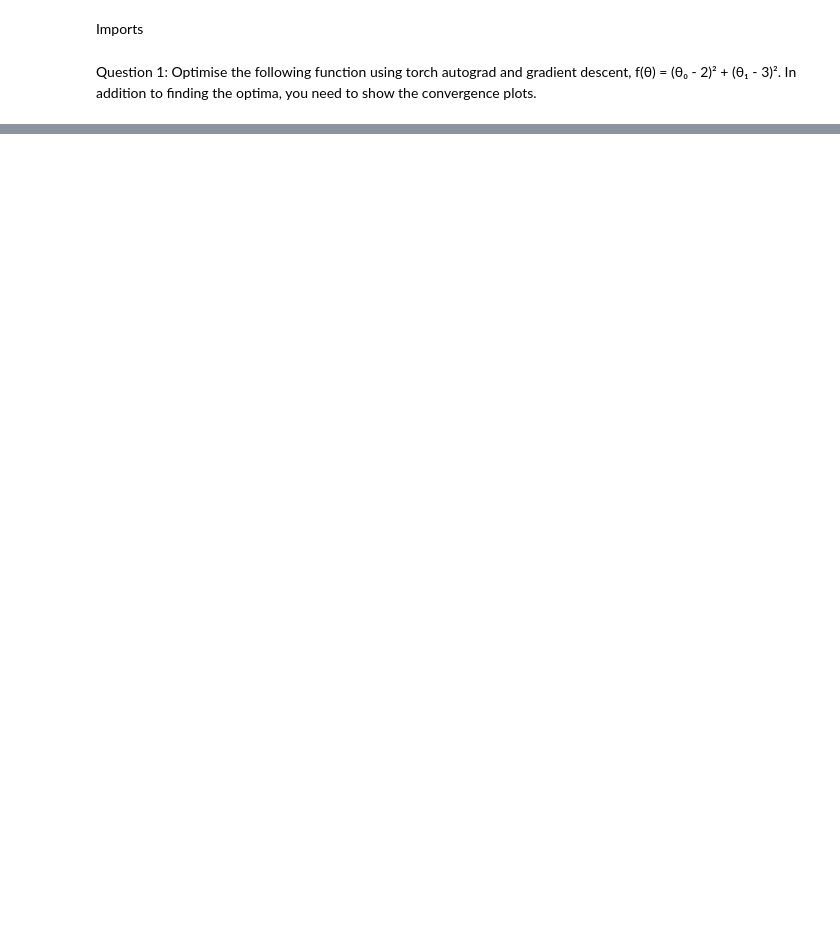
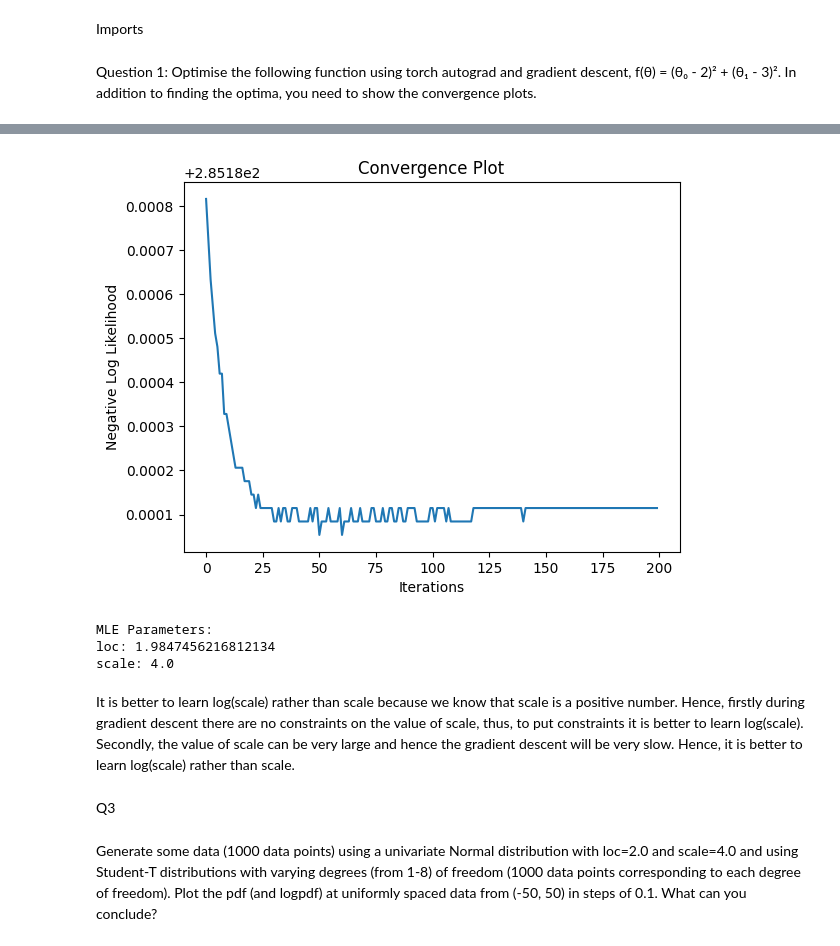
Before and after one commit to aditiagarwal-02/PML-assignment-1, a Jupyter notebook: solutiom.ipynb, the cells around one changed output, grey strips where cells are left out. Cells and saved outputs as stored; diff of their text form; code cells hidden in the pictures; blank space fills up the shorter version.

```diff
--- a/solutiom.ipynb
+++ b/solutiom.ipynb
@@ -34,0 +126,48 @@ def plot_convergence(losses):
+# %%
+import torch
+import matplotlib.pyplot as plt
+
+
+loc = torch.tensor([2.0], requires_grad=True)
+scale = torch.tensor([4.0], requires_grad=True)
+log_scale = torch.tensor(torch.log(scale).detach().numpy(), requires_grad=True)
+data = torch.distributions.Normal(loc=loc, scale=scale).sample((100,))
+
+learning_rate = 0.01
+optimizer = torch.optim.SGD([loc, log_scale], lr=learning_rate)
+
+
+convergence = []
+iterations = 200
+
+
+for i in range(iterations):
+    optimizer.zero_grad()
+    log_likelihood = torch.distributions.Normal(loc=loc, scale=scale).log_prob(data).sum()
+    loss = -log_likelihood
+    loss.backward()
+    optimizer.step()
+    # Save convergence information
+    convergence.append(-log_likelihood.item())
+
+# Plot the convergence
+plt.plot(range(iterations), convergence)
+plt.xlabel('Iterations')
+plt.ylabel('Negative Log Likelihood')
+plt.title('Convergence Plot')
+plt.show()
+
+print("MLE Parameters:")
+print("loc:", loc.item())
+print("scale:", log_scale.exp().item())
+# %% [output]
+[figure, added]
+MLE Parameters:
+loc: 1.9847456216812134
+scale: 4.0
+# %% [markdown]
+It is better to learn log(scale) rather than scale because we know that scale is a positive number. Hence, firstly during gradient descent there are no constraints on the value of scale, thus, to put constraints it is better to learn log(scale). Secondly, the value of scale can be very large and hence the gradient descent will be very slow. Hence, it is better to learn log(scale) rather than scale.
+# %% [markdown]
+Q3
+# %% [markdown]
+Generate some data (1000 data points) using a univariate Normal distribution with loc=2.0 and scale=4.0 and using Student-T distributions with varying degrees (from 1-8) of freedom (1000 data points corresponding to each degree of freedom). Plot the pdf (and logpdf) at uniformly spaced data from (-50, 50) in steps of 0.1. What can you conclude?
```
Also changed, not shown: parts of 7 cells of this notebook.
